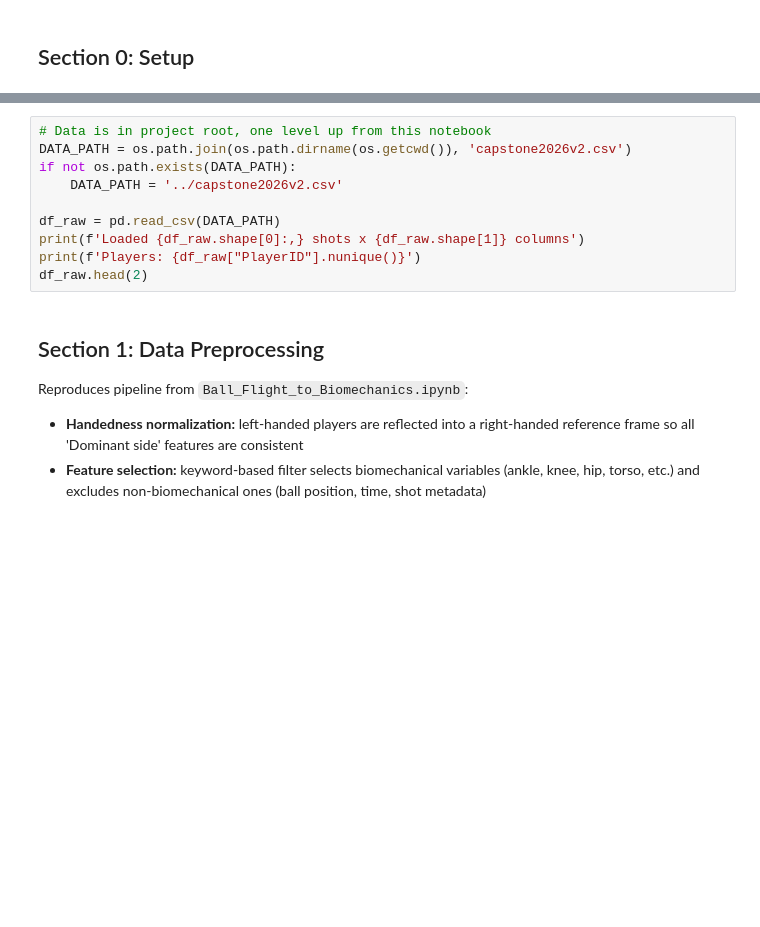
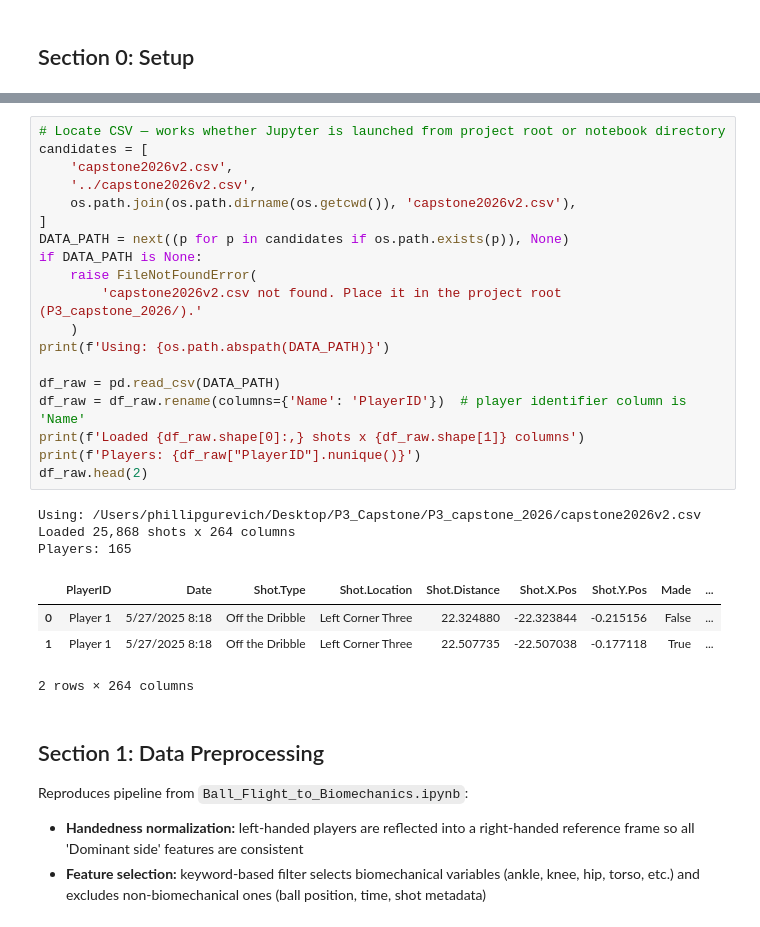
Before and after one commit to shahilpatel/P3_capstone_2026, a Jupyter notebook: shap_explainability/shap_analysis.ipynb, the cells around one changed output, grey strips where cells are left out. Drawn from its saved outputs; the diff is of its cells as text; blank space fills up the shorter version.

```diff
--- a/shap_explainability/shap_analysis.ipynb
+++ b/shap_explainability/shap_analysis.ipynb
@@ -48,13 +59,30 @@ print('All imports successful.')
 # %%
-# Data is in project root, one level up from this notebook
-DATA_PATH = os.path.join(os.path.dirname(os.getcwd()), 'capstone2026v2.csv')
-if not os.path.exists(DATA_PATH):
-    DATA_PATH = '../capstone2026v2.csv'
+# Locate CSV — works whether Jupyter is launched from project root or notebook directory
+candidates = [
+    'capstone2026v2.csv',
+    '../capstone2026v2.csv',
+    os.path.join(os.path.dirname(os.getcwd()), 'capstone2026v2.csv'),
+]
+DATA_PATH = next((p for p in candidates if os.path.exists(p)), None)
+if DATA_PATH is None:
+    raise FileNotFoundError(
+        'capstone2026v2.csv not found. Place it in the project root (P3_capstone_2026/).'
+    )
+print(f'Using: {os.path.abspath(DATA_PATH)}')
 
 df_raw = pd.read_csv(DATA_PATH)
+df_raw = df_raw.rename(columns={'Name': 'PlayerID'})  # player identifier column is 'Name'
 print(f'Loaded {df_raw.shape[0]:,} shots x {df_raw.shape[1]} columns')
 print(f'Players: {df_raw["PlayerID"].nunique()}')
 df_raw.head(2)
+# %% [output]
+Using: /Users/phillipgurevich/Desktop/P3_Capstone/P3_capstone_2026/capstone2026v2.csv
+Loaded 25,868 shots x 264 columns
+Players: 165
+|  | PlayerID | Date | Shot.Type | Shot.Location | Shot.Distance | Shot.X.Pos | Shot.Y.Pos | Made | ... |
+| 0 | Player 1 | 5/27/2025 8:18 | Off the Dribble | Left Corner Three | 22.324880 | -22.323844 | -0.215156 | False | ... |
+| 1 | Player 1 | 5/27/2025 8:18 | Off the Dribble | Left Corner Three | 22.507735 | -22.507038 | -0.177118 | True | ... |
+2 rows × 264 columns
 # %% [markdown]
 ## Section 1: Data Preprocessing
 
```
Also changed, not shown: parts of 25 cells of this notebook.
